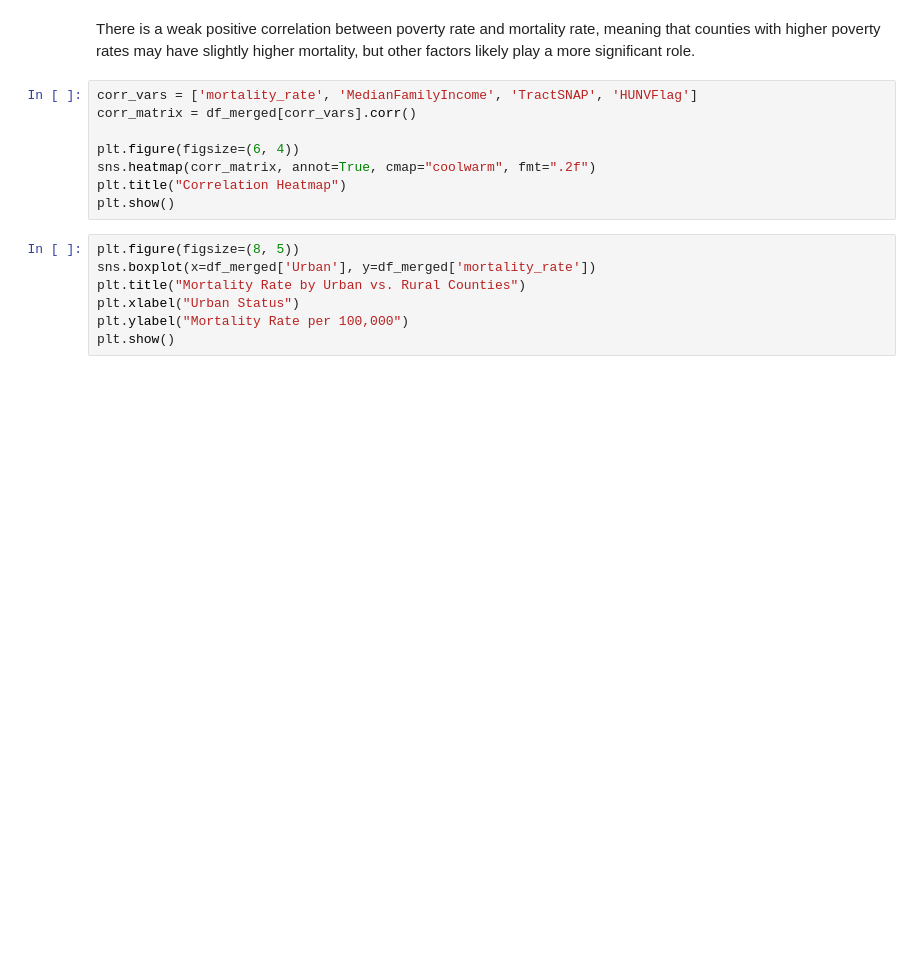
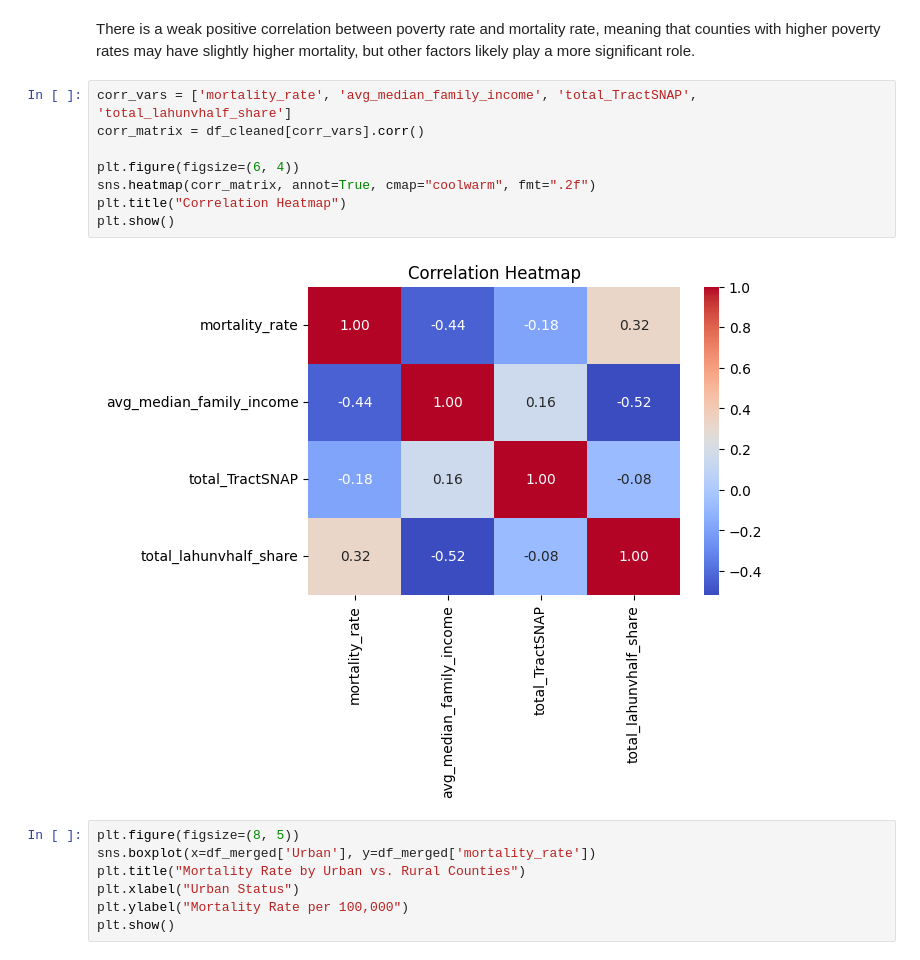
Before and after one commit to marklee4823/math189_project, a Jupyter notebook: Notebook.ipynb, the cells around one changed output. Saved outputs shown, nothing was run; the diff lists cells and outputs as text; blank space fills up the shorter version.

```diff
--- a/Notebook.ipynb
+++ b/Notebook.ipynb
@@ -452,13 +459,15 @@ plt.show()
 # %% [markdown]
 There is a weak positive correlation between poverty rate and mortality rate, meaning that counties with higher poverty rates may have slightly higher mortality, but other factors likely play a more significant role.
 # %%
-corr_vars = ['mortality_rate', 'MedianFamilyIncome', 'TractSNAP', 'HUNVFlag']
-corr_matrix = df_merged[corr_vars].corr()
+corr_vars = ['mortality_rate', 'avg_median_family_income', 'total_TractSNAP', 'total_lahunvhalf_share']
+corr_matrix = df_cleaned[corr_vars].corr()
 
 plt.figure(figsize=(6, 4))
 sns.heatmap(corr_matrix, annot=True, cmap="coolwarm", fmt=".2f")
 plt.title("Correlation Heatmap")
 plt.show()
+# %% [output]
+[figure, added]
 # %%
 plt.figure(figsize=(8, 5))
 sns.boxplot(x=df_merged['Urban'], y=df_merged['mortality_rate'])
```
Also changed, not shown: parts of 11 cells of this notebook.
